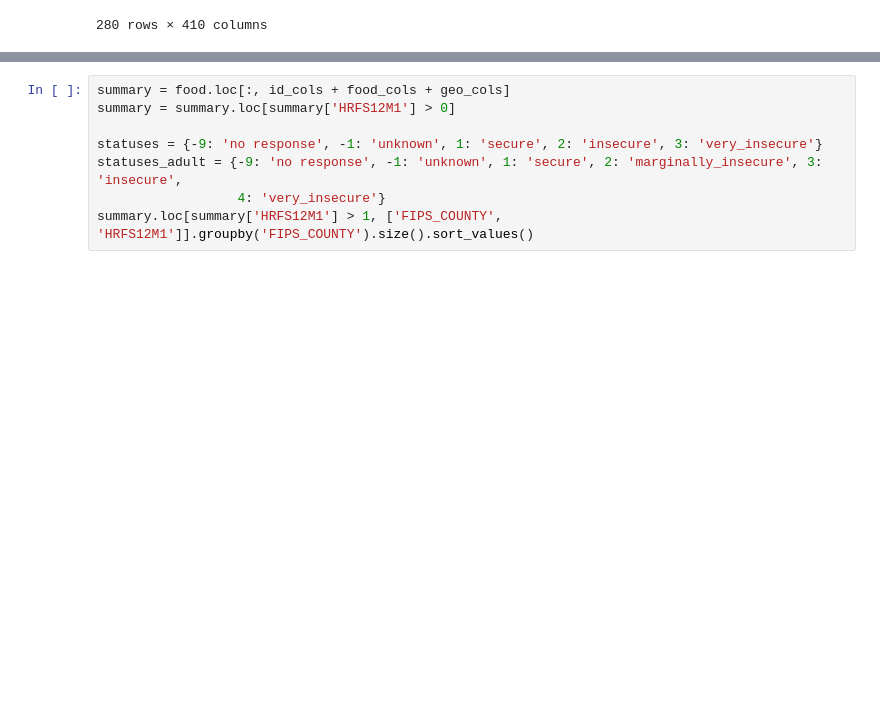
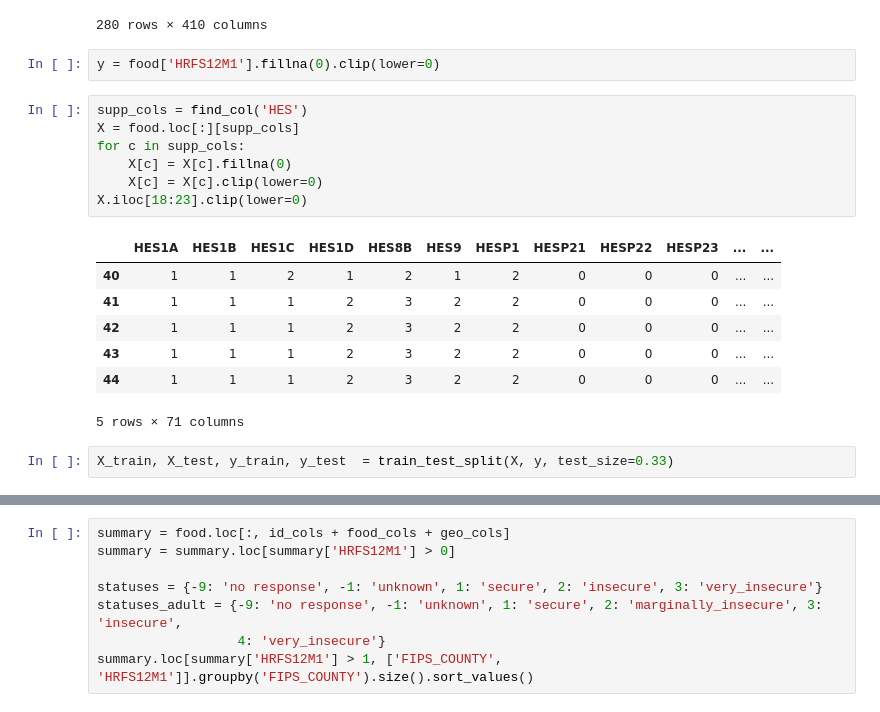
Before and after one commit to cgnik/school-datascience, a Jupyter notebook: food-census.ipynb, the cells around one changed output, grey strips where cells are left out. Drawn from its saved outputs; the diff is of its cells as text; blank space fills up the shorter version.

```diff
--- a/food-census.ipynb
+++ b/food-census.ipynb
@@ -92,3 +105,22 @@ food.groupby(['FIPS_COUNTY']).agg('count')
 | 55105 | 62 | 62 | 62 | 62 | 62 | 62 | 62 | 62 | 62 | 62 | ... |
 | 55139 | 51 | 51 | 51 | 51 | 51 | 51 | 51 | 51 | 51 | 51 | ... |
 280 rows × 410 columns
+# %%
+y = food['HRFS12M1'].fillna(0).clip(lower=0)
+# %%
+supp_cols = find_col('HES')
+X = food.loc[:][supp_cols]
+for c in supp_cols:
+    X[c] = X[c].fillna(0)
+    X[c] = X[c].clip(lower=0)
+X.iloc[18:23].clip(lower=0)
+# %% [output]
+|  | HES1A | HES1B | HES1C | HES1D | HES8B | HES9 | HESP1 | HESP21 | HESP22 | HESP23 | ... | ... |
+| 40 | 1 | 1 | 2 | 1 | 2 | 1 | 2 | 0 | 0 | 0 | ... | ... |
+| 41 | 1 | 1 | 1 | 2 | 3 | 2 | 2 | 0 | 0 | 0 | ... | ... |
+| 42 | 1 | 1 | 1 | 2 | 3 | 2 | 2 | 0 | 0 | 0 | ... | ... |
+| 43 | 1 | 1 | 1 | 2 | 3 | 2 | 2 | 0 | 0 | 0 | ... | ... |
+| 44 | 1 | 1 | 1 | 2 | 3 | 2 | 2 | 0 | 0 | 0 | ... | ... |
+5 rows × 71 columns
+# %%
+X_train, X_test, y_train, y_test  = train_test_split(X, y, test_size=0.33)
```
Also changed, not shown: parts of 11 cells of this notebook.
